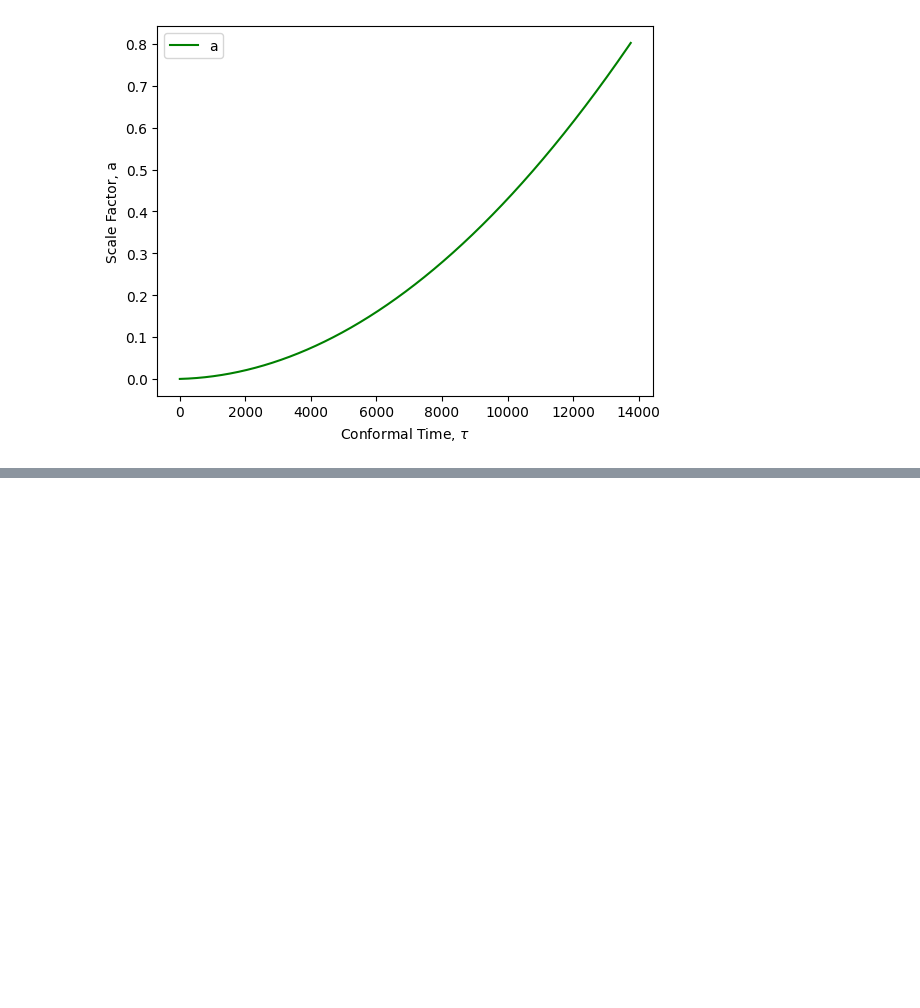
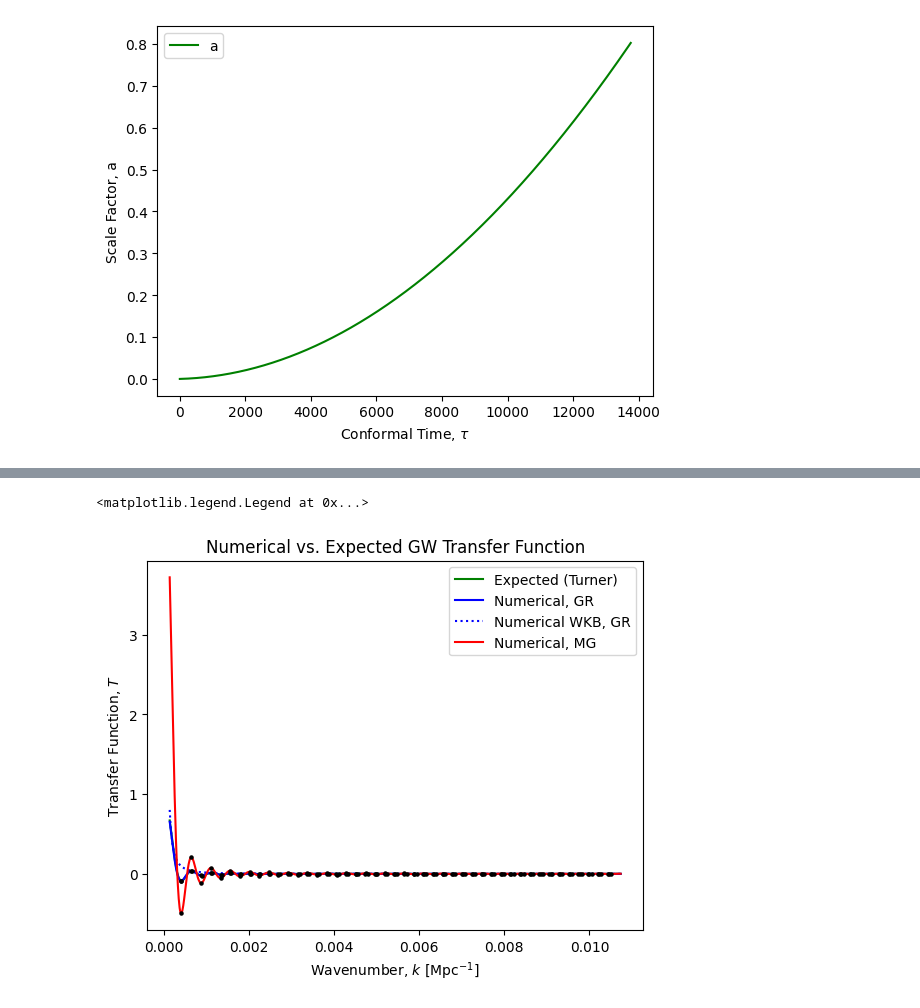
Before and after one commit to V3DK/inflationary-research, a Jupyter notebook: transfer_func_MG.ipynb, the cells around one changed output, grey strips where cells are left out. Cells and saved outputs as stored; diff of their text form; code cells hidden in the pictures; blank space fills up the shorter version.

```diff
--- a/transfer_func_MG.ipynb
+++ b/transfer_func_MG.ipynb
@@ -330,0 +331,38 @@ plt.legend()
+# %%
+#post processing plots [-100:]
+start = 0
+pts = 1000
+
+#calc and plot extrema points
+(GR_k_ext_num, GR_tr_ext_num) = extrema(k_dom[start:(start + pts)], GR_tr_num[start:(start + pts)])
+plt.scatter(GR_k_ext_num, GR_tr_ext_num, c = "k", s = 5, zorder = 1)
+
+(GR_k_ext_exp, GR_tr_ext_exp) = extrema(k_dom[start:(start + pts)], GR_tr_exp[start:(start + pts)])
+plt.scatter(GR_k_ext_exp, GR_tr_ext_exp, c = "k", s = 5, zorder = 1)
+
+(MG_k_ext_num, MG_tr_ext_num) = extrema(k_dom[start:(start + pts)], MG_tr_num[start:(start + pts)])
+plt.scatter(MG_k_ext_num, MG_tr_ext_num, c = "k", s = 5, zorder = 1)
+
+#plot transfer function curves
+plt.plot(k_dom[start:(start + pts)], GR_tr_exp[start:(start + pts)], c = "g", label = "Expected (Turner)", zorder = 0)
+# plt.plot(k_dom, tr_exp_b, c = "g", label = "exp, bessel")
+# plt.plot(k_dom, tr_exp_nb, c = "b", label = "exp, no bessel")
+plt.plot(k_dom[start:(start + pts)], GR_tr_num[start:(start + pts)], c = "b", label = "Numerical, GR", zorder = 0)
+plt.plot(k_dom[start:(start + pts)], GR_tr_num_WKB[start:(start + pts)], "b:", label = "Numerical WKB, GR", zorder = 0)
+
+plt.plot(k_dom[start:(start + pts)], MG_tr_num[start:(start + pts)], c = "r", label = "Numerical, MG", zorder = 0)
+
+#turn these off for other ranges
+# plt.axvline(k_eq, color = "black", linestyle = "dashed", label = r"$k_\mathrm{eq}$")
+# plt.axvline(GR_hc_H_inv(tau_0), color = "black", linestyle = "dotted", label = r"$k_0$")
+
+plt.xlabel(r"Wavenumber, $k$ $[\mathrm{Mpc}^{-1}]$")
+plt.ylabel(r"Transfer Function, $T$")
+plt.title("Numerical vs. Expected GW Transfer Function")
+
+plt.legend()
+
+# print(GR_k_ext_num)
+# %% [output]
+<matplotlib.legend.Legend at 0x...>
+[figure, added]
```
Also changed, not shown: parts of 11 cells of this notebook, 1 other file.
